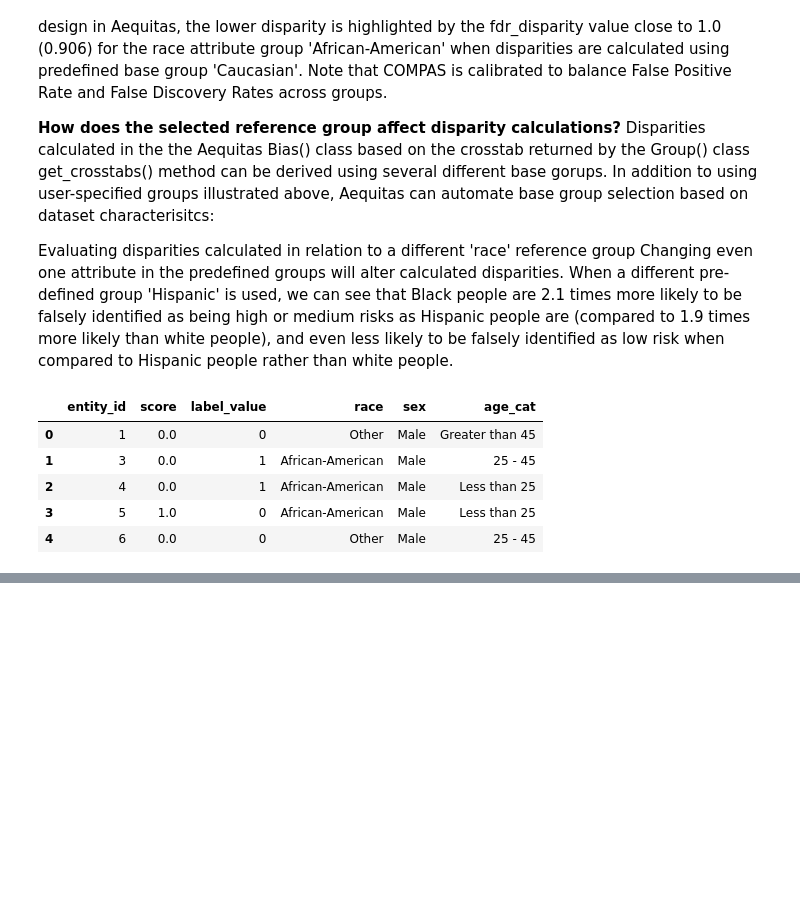
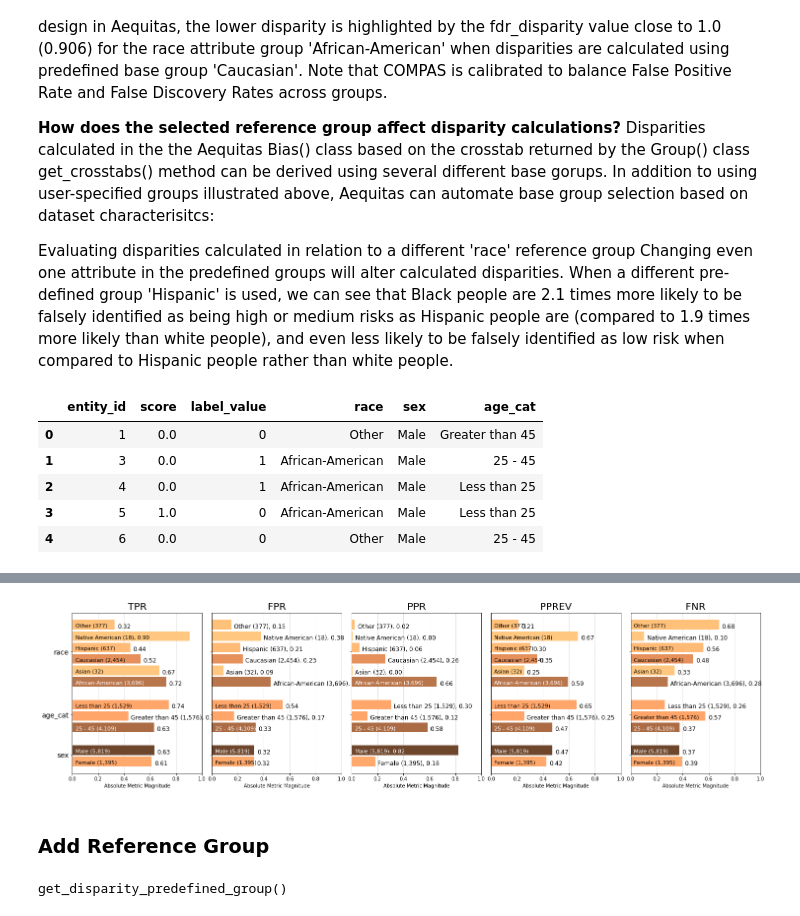
Before and after one commit to TRoboto/Udacity, a Jupyter notebook: AI for Healthcare Nanodegree/Exercise - Demographic Bias Analysis/Lesson_Modeling_Exercise_2_Starter_Code.ipynb, the cells around one changed output, grey strips where cells are left out. Cells and saved outputs as stored; diff of their text form; code cells hidden in the pictures; blank space fills up the shorter version.

```diff
--- a/AI for Healthcare Nanodegree/Exercise - Demographic Bias Analysis/Lesson_Modeling_Exercise_2_Starter_Code.ipynb
+++ b/AI for Healthcare Nanodegree/Exercise - Demographic Bias Analysis/Lesson_Modeling_Exercise_2_Starter_Code.ipynb
@@ -63,0 +290,16 @@ compas_df.head()
+# %%
+# Aequitas
+from aequitas.preprocessing import preprocess_input_df
+from aequitas.group import Group
+from aequitas.plotting import Plot
+from aequitas.bias import Bias
+from aequitas.fairness import Fairness
+
+ae_subset_df = compas_df[['sex', 'age_cat', 'race', 'score', 'label_value']]
+ae_df, _ = preprocess_input_df(ae_subset_df)
+g = Group()
+xtab, _ = g.get_crosstabs(ae_df)
+absolute_metrics = g.list_absolute_metrics(xtab)
+clean_xtab = xtab.fillna(-1)
+aqp = Plot()
+b = Bias()
@@ -63,0 +346,17 @@ compas_df.head()
+# %%
+p = aqp.plot_group_metric_all(xtab, metrics=['tpr', 'fpr', 'ppr', 'pprev', 'fnr'], ncols=5)
+# %% [output]
+[figure, added]
+# %% [markdown]
+### Add Reference Group
+# %%
+bdf = b.get_disparity_predefined_groups(clean_xtab,
+                    original_df=ae_df,
+                    ref_groups_dict={'race':'Asian', 'sex':'Female', 'age_cat':'Less than 25'},
+                    alpha=0.05,
+                    check_significance=False)
+
+f = Fairness()
+fdf = f.get_group_value_fairness(bdf)
+# %% [output]
+get_disparity_predefined_group()
```
Also changed, not shown: parts of 62 cells of this notebook.
